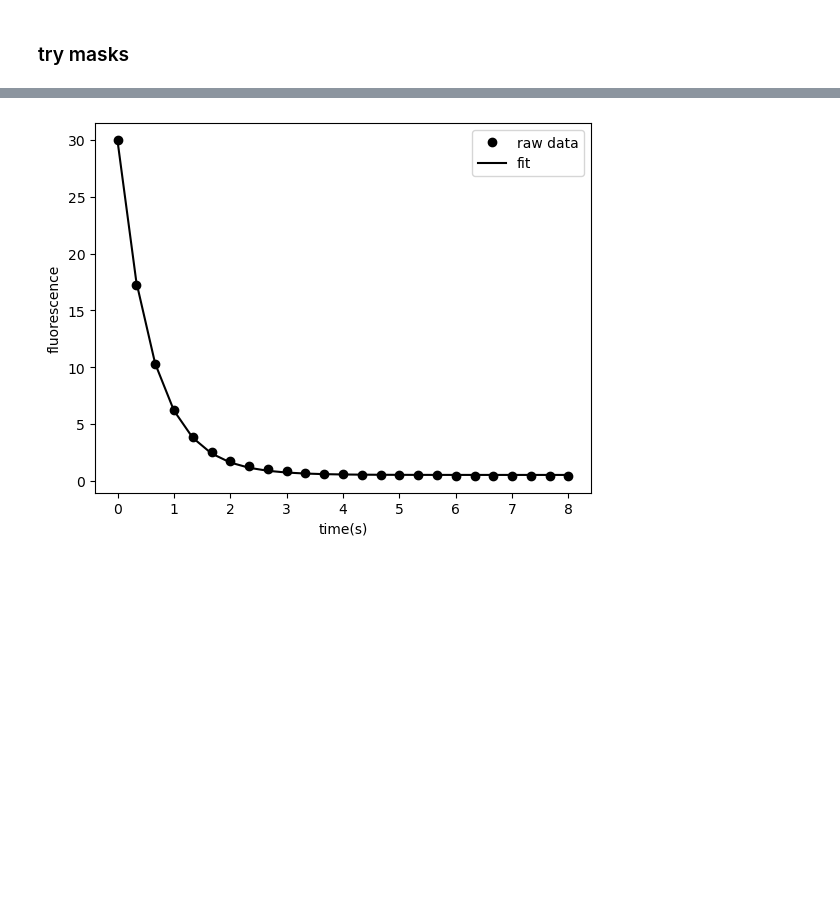
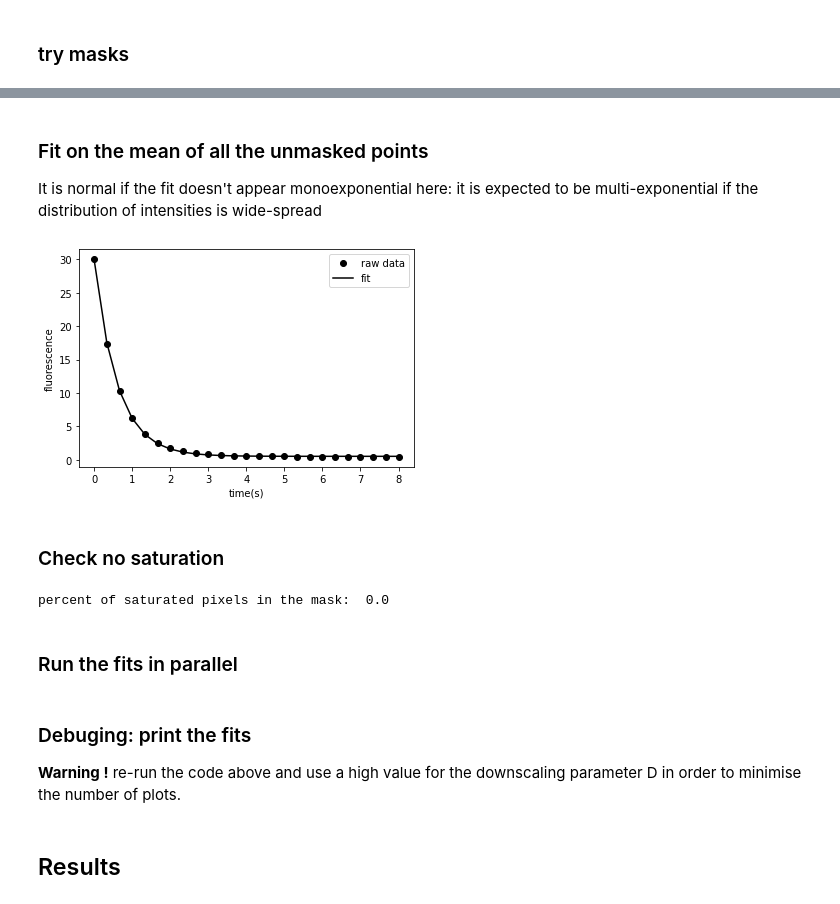
Before and after one commit to DreamRepo/light_calibration, a Jupyter notebook: notebooks/D2_video.ipynb, the cells around one changed output, grey strips where cells are left out. Saved outputs shown, nothing was run; the diff lists cells and outputs as text; code cells hidden in the pictures; blank space fills up the shorter version.

Commit message:
D2 movieé

```diff
--- a/notebooks/D2_video.ipynb
+++ b/notebooks/D2_video.ipynb
@@ -84,6 +87,10 @@ def simple_tau(fluo, time_array, sample_rate):
                                         args = (time_transition[0:int(tau*5)], fluo_transition[0: int(tau*5)], exp_decay))
     parameters_estimated = OptimizeResult.x
 
+    if False:
+        plt.figure()
+        plt.plot(time_transition, fluo_transition, 'o')
+        plt.plot(time_transition, exp_decay(parameters_estimated, time_transition))
     parameters_estimated[1] /= sample_rate
 
     return parameters_estimated
@@ -133,6 +140,9 @@ def plot_map(I_000, I_000_map, save_name, limits = (0,0)):
 
     plt.savefig(save_folder + "/hist_" + save_name)
 
+    np.savetxt(save_folder + "/" + save_name + ".csv", I_000_map, delimiter=",")
+
+
     return I_000_map, I_000_distrib
 # %% [markdown]
 ### sequence of images:
@@ -175,9 +197,23 @@ skimage.filters.thresholding.threshold_yen
 # %%
-D = 10 #<---------- smoothing & downscaling kernel to accelerate computations
+D = 5 #<---------- smoothing & downscaling kernel to accelerate computations
 video = np.array(video)
 timing = np.linspace(0, len(video)-1, len(video))/framerate #generate time array from framerate
 mask = downscale_local_mean(video[ref], (D,D))
-threshold = threshold_minimum(mask) #<----- replace here for the correct thresholding value, the computations will only be performed where pixel_value>threshold
+threshold = skimage.filters.threshold_minimum(mask) #<----- replace here for the correct thresholding value, the computations will only be performed where pixel_value>threshold
+#select it from the image that best matches a mask, and copy the corresponding function name printed above
+
 mask = mask>threshold
 plt.imshow(mask)
+
+
+#downscaling
+video_downscaled = []
+for i in range(video.shape[0]):
+    video_downscaled.append(downscale_local_mean(video[i], (D, D)))
+video_downscaled = np.array(video_downscaled)
+init_shape = np.copy(video_downscaled.shape)
+L, H = init_shape[1:]
+video_downscaled = video_downscaled.reshape(video_downscaled.shape[0], -1)
+
+to_evaluate = video_downscaled[:,mask.flatten()]
 # %% [output]
@@ -203,13 +221,37 @@ params = simple_tau(np.mean(to_evaluate[start:stop], axis = 1), timing[start:sto
+# %% [markdown]
+### Fit on the mean of all the unmasked points
+It is normal if the fit doesn't appear monoexponential here: it is expected to be multi-exponential if the distribution of intensities is wide-spread
 # %%
+start = ref
+stop = 1000  #<------ you can select a shorter segment for the fits
+#fit on the mean value before performing the fit on each pixel
+params = simple_tau(np.mean(to_evaluate[start:stop], axis = 1), timing[start:stop], sample_rate = framerate)
+
+
 time = timing[start:stop]
 plt.plot(time, np.mean(to_evaluate[start:stop], axis = 1), "ok", label = "raw data")
 plt.plot(time, exp_decay(params, time), "k", label = "fit")
 plt.xlabel('time(s)')
 plt.ylabel("fluorescence")
 plt.legend()
 plt.savefig(save_folder + "mean_decay_fit_D2.png")
 # %% [output]
-[figure, old version]
+[figure, new version]
+# %% [markdown]
+### Check no saturation
+# %%
+sat = np.sum(to_evaluate[0:10]==255)/len(to_evaluate[0:10].flatten())*100
+print("percent of saturated pixels in the mask: ", sat)
+
+if sat > 2:
+    print("WARNING, more than 2% of the pixels are saturated on the first frame, try acquiring the movie with shorter exposure/smaller gain.")
+# %% [output]
+percent of saturated pixels in the mask:  0.0
+# %% [markdown]
+### Run the fits in parallel
 # %%
 #parallel fit on each ixel of the mask
 tau_lists = Parallel(n_jobs = -1 )(parallel_tau(to_evaluate[start:stop,i], timing[start:stop], sample_rate = framerate) for i in tqdm(range(to_evaluate.shape[1])))
+# %% [markdown]
+### Debuging: print the fits
+**Warning !** re-run the code above and use a high value for the downscaling parameter D in order to minimise the number of plots.
@@ -216,3 +262,5 @@ tau_lists = Parallel(n_jobs = -1 )(parallel_tau(to_evaluate[start:stop,i], timin
+# %% [markdown]
+## Results
 # %%
 tau_480 = np.array(tau_lists)
 
```
Also changed, not shown: parts of 14 cells of this notebook, 8 other files.
